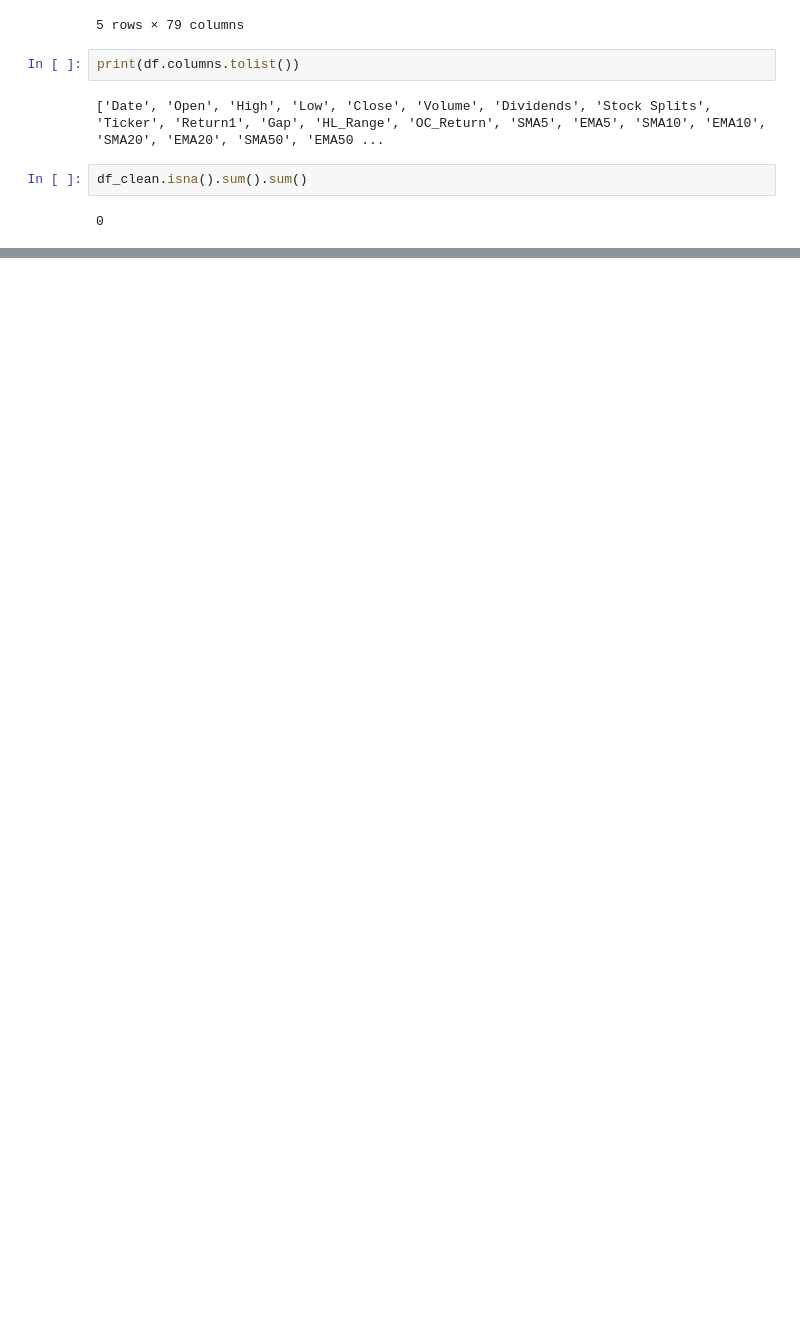
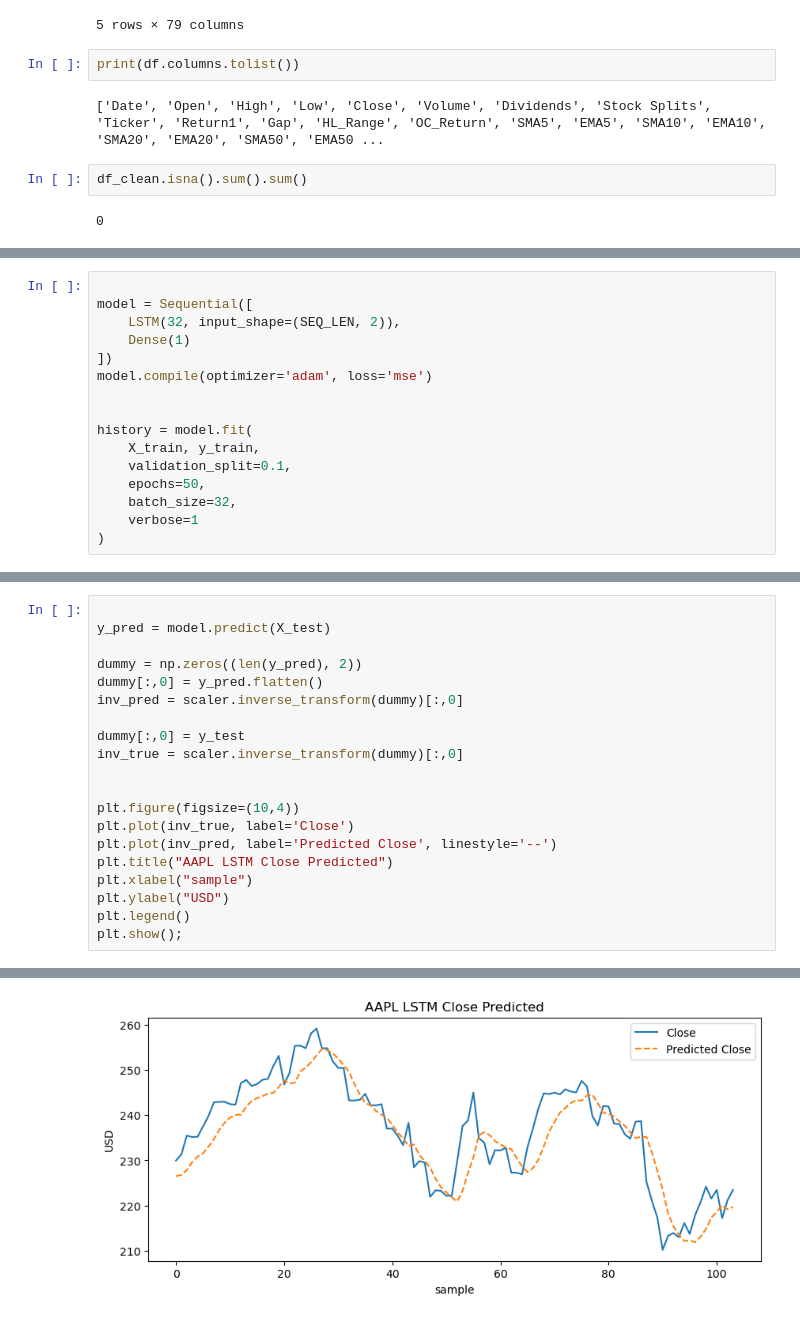
Before and after one commit to lucasking0109/MF-810-Final-Project, a Jupyter notebook: Cleaning data.ipynb, the cells around one changed output, grey strips where cells are left out. Cells and saved outputs as stored; diff of their text form; blank space fills up the shorter version.

```diff
--- a/Cleaning data.ipynb
+++ b/Cleaning data.ipynb
@@ -192,0 +749,16 @@ dtype: float64
+# %%
+
+model = Sequential([
+    LSTM(32, input_shape=(SEQ_LEN, 2)),
+    Dense(1)
+])
+model.compile(optimizer='adam', loss='mse')
+
+
+history = model.fit(
+    X_train, y_train,
+    validation_split=0.1,
+    epochs=50,
+    batch_size=32,
+    verbose=1
+)
@@ -192,0 +785,21 @@ dtype: float64
+# %%
+
+y_pred = model.predict(X_test)
+
+dummy = np.zeros((len(y_pred), 2))
+dummy[:,0] = y_pred.flatten()
+inv_pred = scaler.inverse_transform(dummy)[:,0]
+
+dummy[:,0] = y_test
+inv_true = scaler.inverse_transform(dummy)[:,0]
+
+
+plt.figure(figsize=(10,4))
+plt.plot(inv_true, label='Close')
+plt.plot(inv_pred, label='Predicted Close', linestyle='--')
+plt.title("AAPL LSTM Close Predicted")
+plt.xlabel("sample")
+plt.ylabel("USD")
+plt.legend()
+plt.show();
+# %% [output]
@@ -192,0 +807 @@ dtype: float64
+[figure, added]
```
Also changed, not shown: parts of 29 cells of this notebook.
